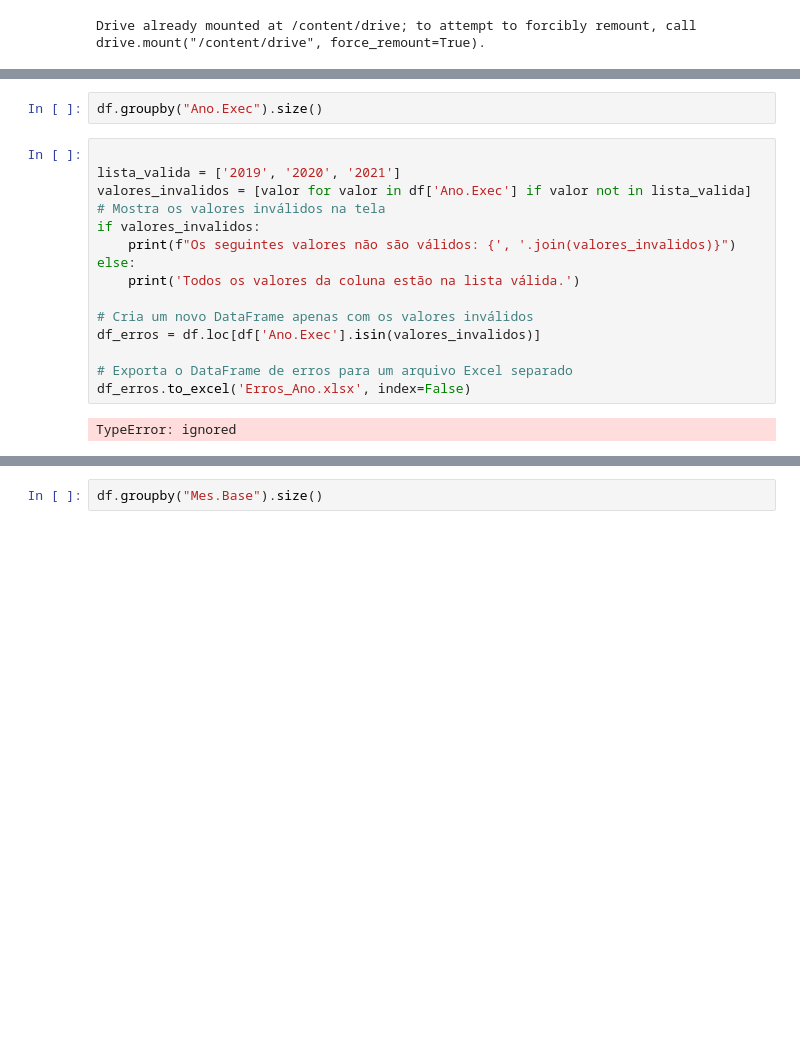
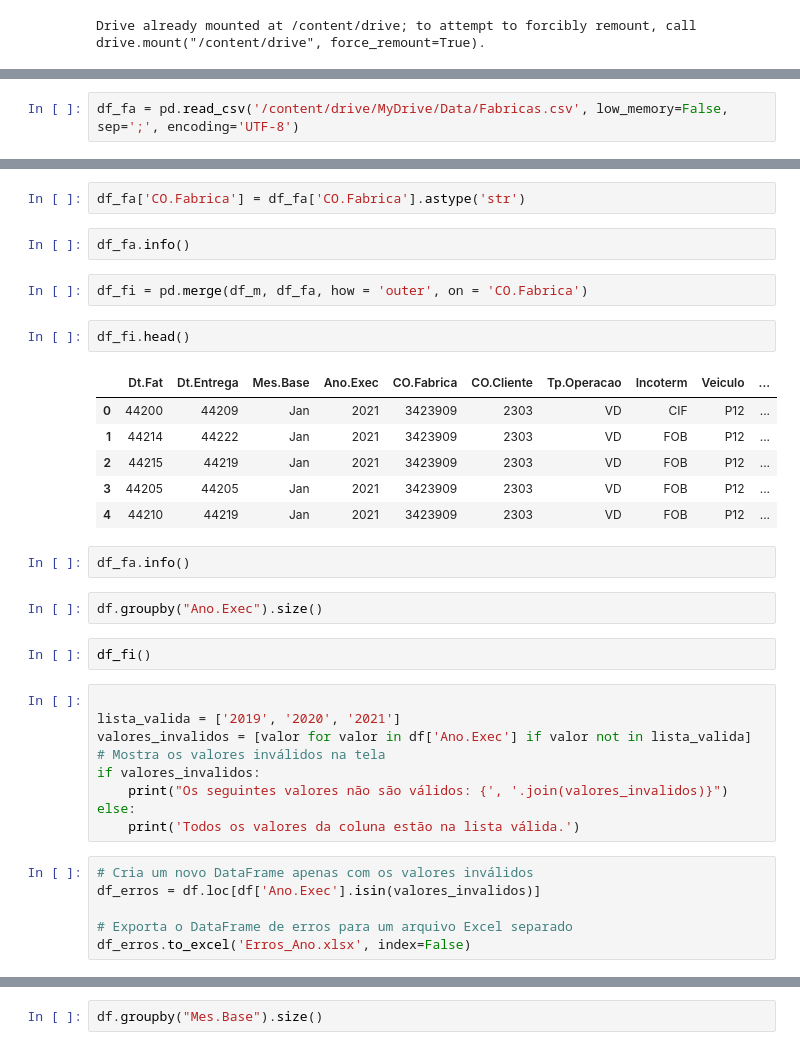
Before and after one commit to Brudeoli17/Projeto-LogInova-Consultoria, a Jupyter notebook: Analise_dos_Dados.ipynb, the cells around one changed output, grey strips where cells are left out. Cells and saved outputs as stored; diff of their text form; blank space fills up the shorter version.

```diff
--- a/Analise_dos_Dados.ipynb
+++ b/Analise_dos_Dados.ipynb
@@ -13 +15,3 @@ Drive already mounted at /content/drive; to attempt to forcibly remount, call dr
+# %%
+df_fa = pd.read_csv('/content/drive/MyDrive/Data/Fabricas.csv', low_memory=False, sep=';', encoding='UTF-8')
 # %%
@@ -22,19 +48,36 @@ df.head(5)
+# %%
+df_fa['CO.Fabrica'] = df_fa['CO.Fabrica'].astype('str')
+# %%
+df_fa.info()
+# %%
+df_fi = pd.merge(df_m, df_fa, how = 'outer', on = 'CO.Fabrica')
+# %%
+df_fi.head()
+# %% [output]
+|  | Dt.Fat | Dt.Entrega | Mes.Base | Ano.Exec | CO.Fabrica | CO.Cliente | Tp.Operacao | Incoterm | Veiculo | ... |
+| 0 | 44200 | 44209 | Jan | 2021 | 3423909 | 2303 | VD | CIF | P12 | ... |
+| 1 | 44214 | 44222 | Jan | 2021 | 3423909 | 2303 | VD | FOB | P12 | ... |
+| 2 | 44215 | 44219 | Jan | 2021 | 3423909 | 2303 | VD | FOB | P12 | ... |
+| 3 | 44205 | 44205 | Jan | 2021 | 3423909 | 2303 | VD | FOB | P12 | ... |
+| 4 | 44210 | 44219 | Jan | 2021 | 3423909 | 2303 | VD | FOB | P12 | ... |
+# %%
+df_fa.info()
 # %%
 df.groupby("Ano.Exec").size()
+# %%
+df_fi()
 # %%
 
 lista_valida = ['2019', '2020', '2021']
 valores_invalidos = [valor for valor in df['Ano.Exec'] if valor not in lista_valida]
 # Mostra os valores inválidos na tela
 if valores_invalidos:
-    print(f"Os seguintes valores não são válidos: {', '.join(valores_invalidos)}")
+    print("Os seguintes valores não são válidos: {', '.join(valores_invalidos)}")
 else:
     print('Todos os valores da coluna estão na lista válida.')
-
-# Cria um novo DataFrame apenas com os valores inválidos
-df_erros = df.loc[df['Ano.Exec'].isin(valores_invalidos)]
-
-# Exporta o DataFrame de erros para um arquivo Excel separado
-df_erros.to_excel('Erros_Ano.xlsx', index=False)
-# %% [output]
-TypeError: ignored
+# %%
+# Cria um novo DataFrame apenas com os valores inválidos
+df_erros = df.loc[df['Ano.Exec'].isin(valores_invalidos)]
+
+# Exporta o DataFrame de erros para um arquivo Excel separado
+df_erros.to_excel('Erros_Ano.xlsx', index=False)
```
Also changed, not shown: parts of 16 cells of this notebook.
